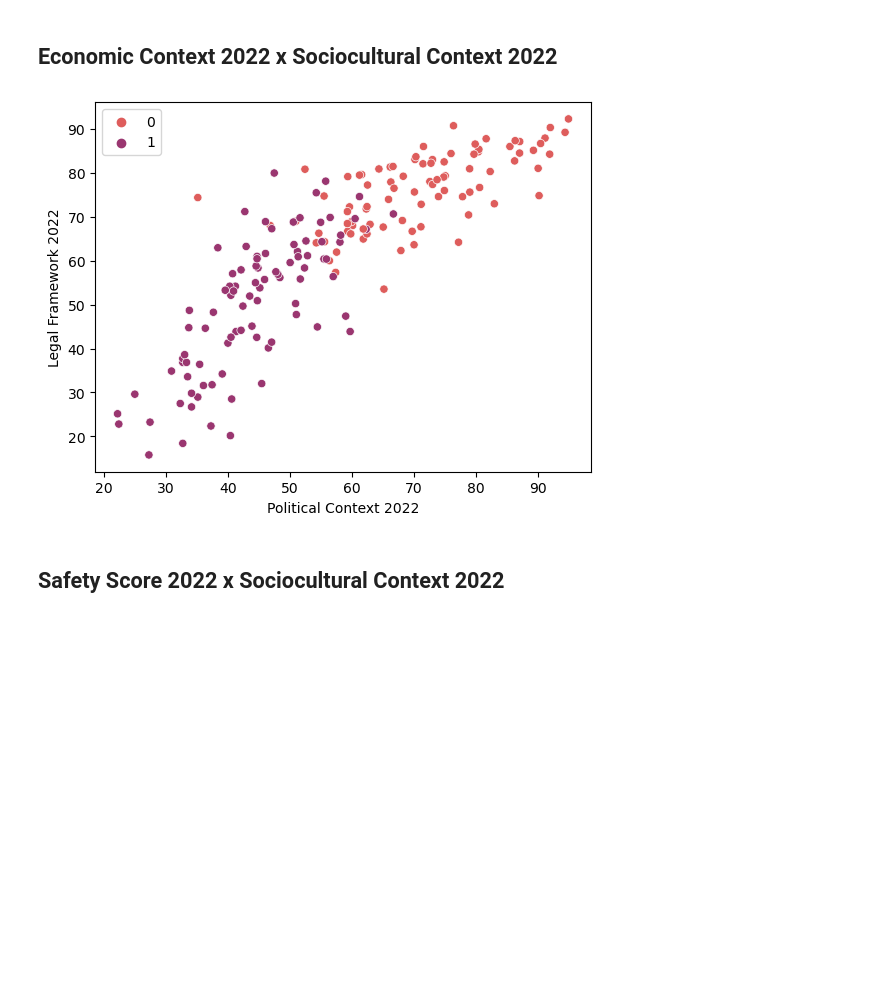
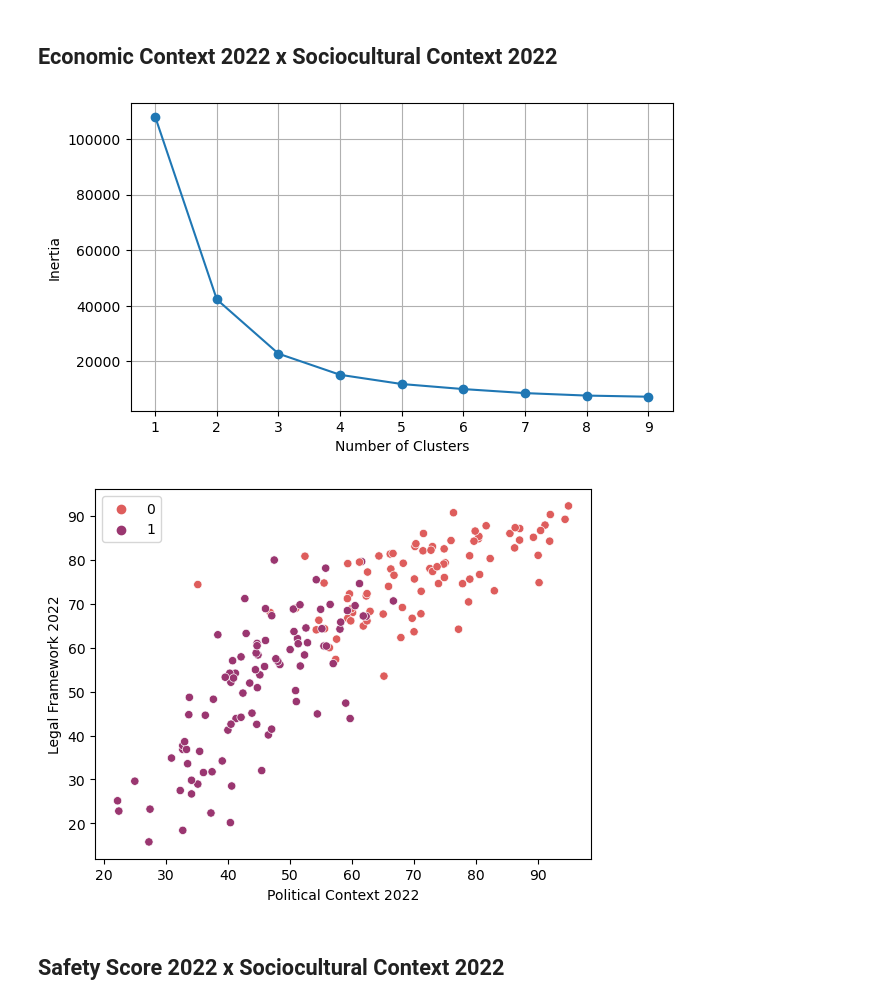
Before and after one commit to marianamartiyns/Global-Press-Freedom-Analysis, a Jupyter notebook: #4 - K-means.ipynb, the cells around one changed output. Cells and saved outputs as stored; diff of their text form; code cells hidden in the pictures; blank space fills up the shorter version.

```diff
--- a/#4 - K-means.ipynb
+++ b/#4 - K-means.ipynb
@@ -18,10 +18,11 @@
 # %%
 import pandas as pd
 import seaborn as sns
+import matplotlib.pyplot as plt
 from sklearn.cluster import KMeans
 
 
-df = pd.read_csv("World Press Freedom Score.csv")
+df = pd.read_csv("F:\Pastas pessoais\Clay\github\projeto_icd\World Press Freedom Score.csv")
 df = df.set_index('Ranking')
 
 df
@@ -89,7 +90,7 @@ df
 # %%
 df_group = df[['Safety Score 2022','Global Score 2022']].dropna()
 
-kmeans = KMeans(n_clusters=2)
+kmeans = KMeans(n_clusters=2, n_init='auto')
 
 kmeans.fit(df_group)
 
@@ -149,13 +150,14 @@ sns.scatterplot(x= df['Political Context 2022'], y= df['Legal Framework 2022'],
 # %%
 optimise_kmeans(df[['Economic Context 2022','Sociocultural Context 2022']], 10) # número de clusters = 2
 
 kmeans = KMeans(n_clusters = 2, n_init='auto')
 kmeans.fit(df[['Economic Context 2022','Sociocultural Context 2022']])
 klab = kmeans.labels_
 
-sns.scatterplot(x= df2['Political Context 2022'], y= df2['Legal Framework 2022'], hue = kmeans.labels_ , palette = 'flare');
+sns.scatterplot(x= df['Political Context 2022'], y= df['Legal Framework 2022'], hue = kmeans.labels_ , palette = 'flare');
 # %% [output]
-[figure, old version]
+[figure, new version]
+[figure, added]
 # %% [markdown]
 ## Safety Score 2022 x Sociocultural Context 2022
 # %%
```
Also changed, not shown: parts of 10 cells of this notebook.
